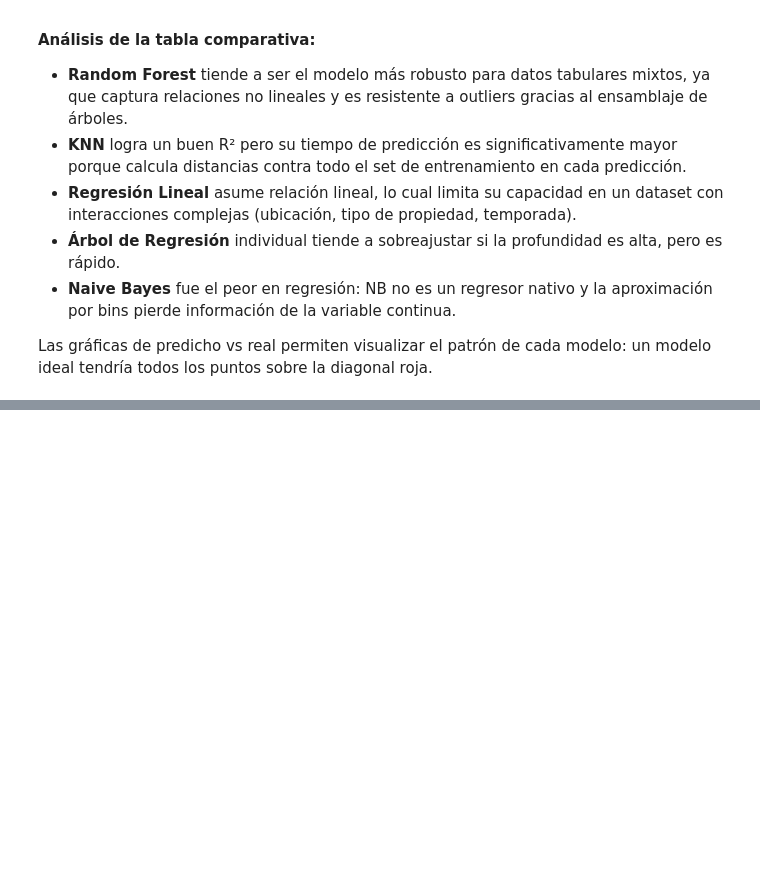
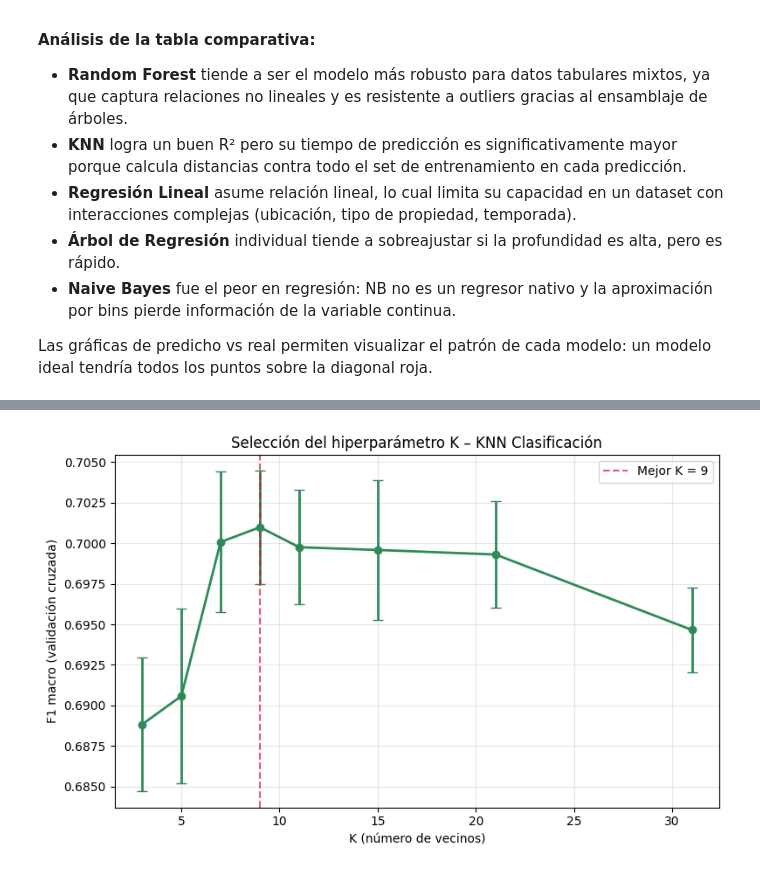
Before and after one commit to FerAHMz/lab6_knn_md, a Jupyter notebook: lab6.ipynb, the cells around one changed output, grey strips where cells are left out. Cells and saved outputs as stored; diff of their text form; code cells hidden in the pictures; blank space fills up the shorter version.

```diff
--- a/lab6.ipynb
+++ b/lab6.ipynb
@@ -747,0 +835,79 @@ Las gráficas de predicho vs real permiten visualizar el patrón de cada modelo:
+# %%
+classification_k_values = [3, 5, 7, 9, 11, 15, 21, 31]
+results_k_cls = []
+
+for k in classification_k_values:
+    pipeline_k_cls = Pipeline([
+        ("preprocessor", knn_preprocessor),
+        ("knn", KNeighborsClassifier(n_neighbors=k, metric="minkowski", p=2)),
+    ])
+    cv_scores = cross_val_score(
+        pipeline_k_cls,
+        X_train,
+        y_train_class,
+        cv=5,
+        scoring="f1_macro",
+        n_jobs=-1,
+    )
+    results_k_cls.append({
+        "K": k,
+        "F1_macro_CV_mean": cv_scores.mean(),
+        "F1_macro_CV_std": cv_scores.std(),
+    })
+    print(f"K={k:3d}  |  F1 macro CV: {cv_scores.mean():.4f} ± {cv_scores.std():.4f}")
+
+df_k_cls = pd.DataFrame(results_k_cls)
+best_k_cls = int(df_k_cls.loc[df_k_cls["F1_macro_CV_mean"].idxmax(), "K"])
+print(f"Mejor K según validación cruzada: {best_k_cls}")
+display(df_k_cls.round(4))
+
+fig, ax = plt.subplots(figsize=(8, 5))
+ax.errorbar(
+    df_k_cls["K"],
+    df_k_cls["F1_macro_CV_mean"],
+    yerr=df_k_cls["F1_macro_CV_std"],
+    marker="o",
+    capsize=4,
+    color="seagreen",
+    linewidth=2,
+)
+ax.axvline(best_k_cls, color="crimson", linestyle="--", alpha=0.7, label=f"Mejor K = {best_k_cls}")
+ax.set_xlabel("K (número de vecinos)")
+ax.set_ylabel("F1 macro (validación cruzada)")
+ax.set_title("Selección del hiperparámetro K – KNN Clasificación")
+ax.legend()
+ax.grid(True, alpha=0.3)
+plt.tight_layout()
+plt.show()
+
+knn_cls_pipeline = Pipeline([
+    ("preprocessor", knn_preprocessor),
+    ("knn", KNeighborsClassifier(n_neighbors=best_k_cls, metric="minkowski", p=2)),
+])
+
+start = time.time()
+knn_cls_pipeline.fit(X_train, y_train_class)
+knn_cls_train_time = time.time() - start
+
+start = time.time()
+y_pred_knn_class = knn_cls_pipeline.predict(X_test)
+knn_cls_pred_time = time.time() - start
+
+predicted_class_counts = (
+    pd.Series(y_pred_knn_class)
+    .value_counts()
+    .reindex(labels_order, fill_value=0)
+)
+
+print(f"Modelo KNN de clasificación entrenado (K={best_k_cls})")
+print(f"Tiempo de entrenamiento: {knn_cls_train_time:.2f}s")
+print(f"Tiempo de predicción:    {knn_cls_pred_time:.2f}s")
+print("Categorías predichas por el clasificador:")
+display(predicted_class_counts.to_frame(name="predicciones"))
+
+classification_preview = pd.DataFrame({
+    "categoria_real": y_test_class.values,
+    "categoria_predicha": y_pred_knn_class,
+})
+display(classification_preview.head(15))
+# %% [output]
@@ -747,0 +932 @@ Las gráficas de predicho vs real permiten visualizar el patrón de cada modelo:
+[figure, added]
```
Also changed, not shown: parts of 15 cells of this notebook.
